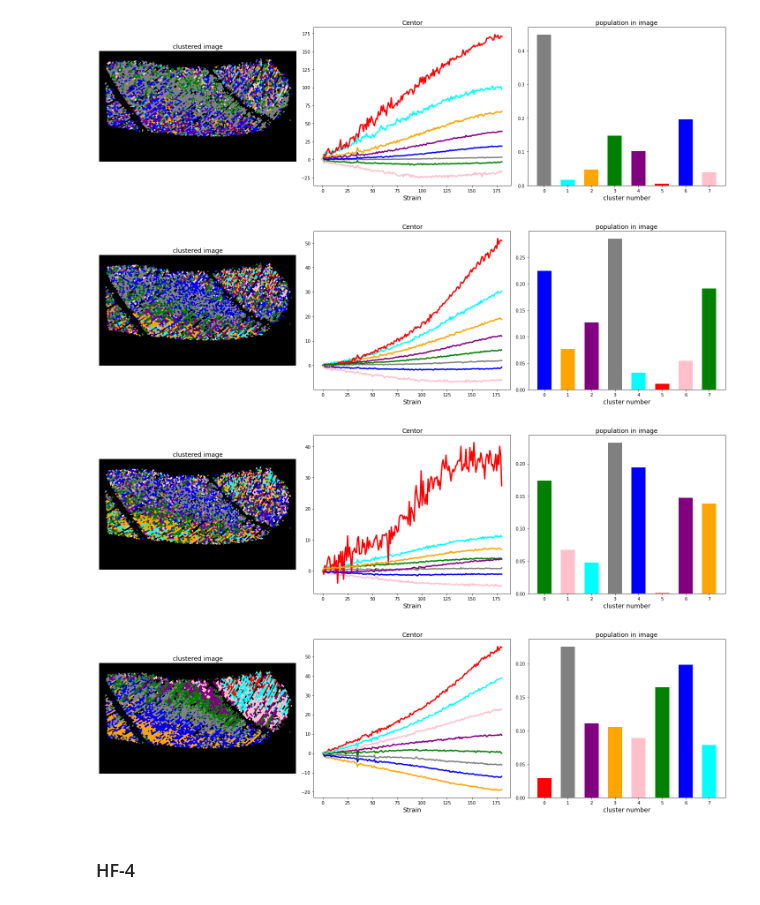
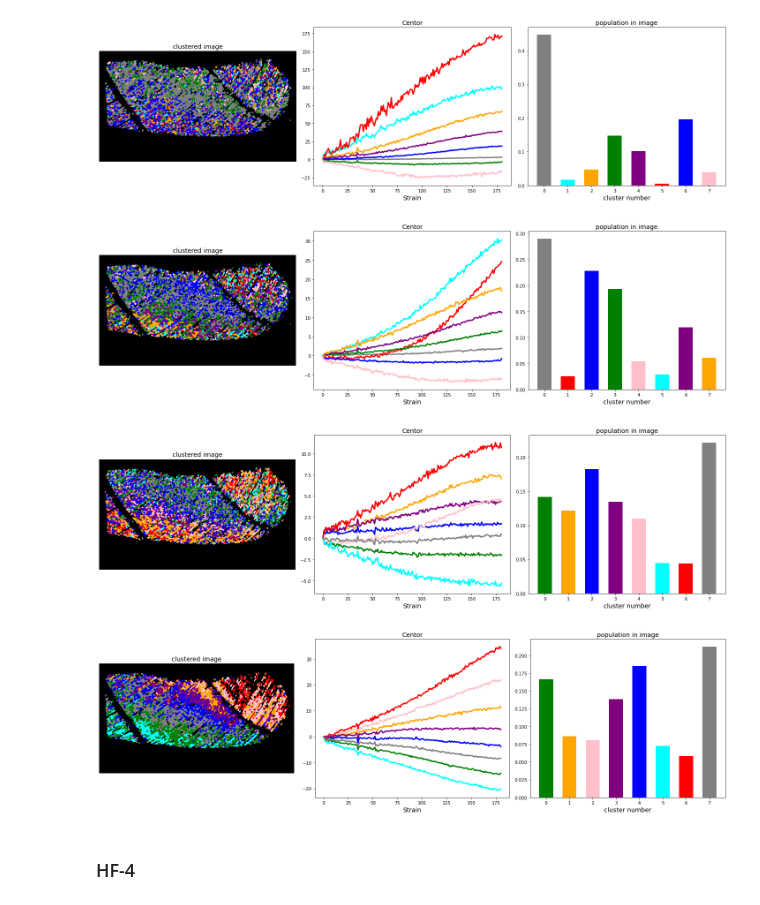
Before and after one commit to pywood21/holz_202209, a Jupyter notebook: 04_results_analysis_3_clustering.ipynb, the cells around one changed output. Cells and saved outputs as stored; diff of their text form; code cells hidden in the pictures.

```diff
--- a/04_results_analysis_3_clustering.ipynb
+++ b/04_results_analysis_3_clustering.ipynb
@@ -116,5 +107,30 @@ def result_visualization_kmeans(nuclei_list, track_result_filtered, change_rate_
+# %%
+def result_visualization_kmeans(nuclei_list, kmeans_results):
+    #set 3D storage
+    result_map = np.zeros((nuclei_list[:,:].shape[0], nuclei_list[:,:].shape[1]))
+
+    label=np.unique(nuclei_list[:,:])[1:]
+    target_nuclei=list(nuclei_list[:,:].flatten())
+
+    #set zero map
+    zero_map=np.zeros((nuclei_list[:,:].shape[0]*nuclei_list[:,:].shape[1]))
+
+    #set function
+    replace_func = {new: k_label for new, k_label in zip(label, kmeans_results)}
+
+    #replace label values to anatomical values
+    replace_result=np.asarray(list(map(replace_func.get, target_nuclei)))
+    result_index=np.where(replace_result!=None)[0]
+
+    #project the result to zero map
+    zero_map[result_index]=replace_result[result_index]
+
+    #save result
+    result_map[:,:]=zero_map.reshape((nuclei_list[:,:].shape[0], nuclei_list[:,:].shape[1]))
+
+    return result_map
 # %%
-def kmeans_map_and_distribution(nuclei_true, lists_array, num_for_normalized_start_point, num_clusters, change_lists_array, track_result_filtered):
+def kmeans_map_and_distribution(nuclei_true, lists_array, num_for_normalized_start_point, threshold_max, threshold_min, num_clusters):
     num = num_for_normalized_start_point
 
     first_list = []
@@ -134,15 +150,18 @@ def kmeans_map_and_distribution(nuclei_true, lists_array, num_for_normalized_sta
         change_list = np.stack((target_list[:,:1][:,0], change_rate[:,0]), axis=-1)
         change_lists_mod.append(change_list)
 
-    df_array_mod = make_particle_change_lists(change_lists_mod, num_list=True)
-    df_array_mod = np.nan_to_num(df_array_mod, nan=0.0, posinf=0.0, neginf=0.0)
+    df_array = make_particle_change_lists(change_lists_mod, num_list=True)
+    df_array = np.nan_to_num(df_array, nan=0.0, posinf=0.0, neginf=0.0)
+    df_array_mod, original_p_n_lists, modified_p_n_lists = modify_change_lists(df_array, threshold_max, threshold_min)
     df_mod = pd.DataFrame(df_array_mod)
 
     num_clusters = num_clusters
     kmeans = KMeans(n_clusters=num_clusters, random_state=0)
     model = kmeans.fit(df_mod.iloc[:,1:])
     kmeans_result = model.predict(df_mod.iloc[:,1:])
-    kmeans_map = result_visualization_kmeans(nuclei_true, track_result_filtered, change_lists_array, kmeans_result)
+
+    nuclei_true_mod = modify_nuclei_true(nuclei_true, original_p_n_lists, modified_p_n_lists)
+    kmeans_map = result_visualization_kmeans(nuclei_true_mod, kmeans_result)
 
     colors = ["gray", "blue", "green", "purple", "orange", "pink", "aqua","red"]
 
@@ -162,7 +181,7 @@ def kmeans_map_and_distribution(nuclei_true, lists_array, num_for_normalized_sta
 
     fig, ax = plt.subplots(1,3,figsize=(20,6))
 
-    ax[0].pcolormesh(np.ma.array(kmeans_map[:,:,-1], mask=nuclei_true[:,:,-1]==0), cmap = cm)
+    ax[0].pcolormesh(np.ma.array(kmeans_map[:,:], mask=nuclei_true_mod[:,:]==0), cmap = cm)
     ax[0].axis('off')
     ax[0].set_title('clustered image', fontsize=14)
     ax[0].set_aspect('equal')
@@ -396,32 +414,26 @@ kmeans_map_and_distribution(nuclei_true, lists_array, 12, 8, change_lists_array,
 # %% [output]
 [figure]
 # %%
-track_result_filtered = pd.read_pickle("./seg_results/r-H-5_filtered.pkl")
 nuclei_true = HR_map['nuclei']
 lists_array = HR_list['aspect_axis']
-change_lists_array = HR_list['aspect_axis_change']
 
-kmeans_map_and_distribution(nuclei_true, lists_array, 12, 8, change_lists_array, track_result_filtered)
+kmeans_map_and_distribution(nuclei_true, lists_array, 12, 50,-50, 8)
 # %% [output]
-[figure, old version]
+[figure, new version]
 # %%
-track_result_filtered = pd.read_pickle("./seg_results/r-H-5_filtered.pkl")
 nuclei_true = HR_map['nuclei']
 lists_array = HR_list['feret']
-change_lists_array = HR_list['feret_change']
 
-kmeans_map_and_distribution(nuclei_true, lists_array, 12, 8, change_lists_array, track_result_filtered)
+kmeans_map_and_distribution(nuclei_true, lists_array, 12, 30,-30, 8)
 # %% [output]
-[figure, old version]
+[figure, new version]
 # %%
-track_result_filtered = pd.read_pickle("./seg_results/r-H-5_filtered.pkl")
 nuclei_true = HR_map['nuclei']
 lists_array = HR_list['aspect_bbox']
-change_lists_array = HR_list['aspect_bbox_change']
 
-kmeans_map_and_distribution(nuclei_true, lists_array, 12, 8, change_lists_array, track_result_filtered)
+kmeans_map_and_distribution(nuclei_true, lists_array, 12, 50,-50, 8)
 # %% [output]
-[figure, old version]
+[figure, new version]
 # %% [markdown]
 ### HF-4
 # %%
```
Also changed, not shown: parts of 33 cells of this notebook.
